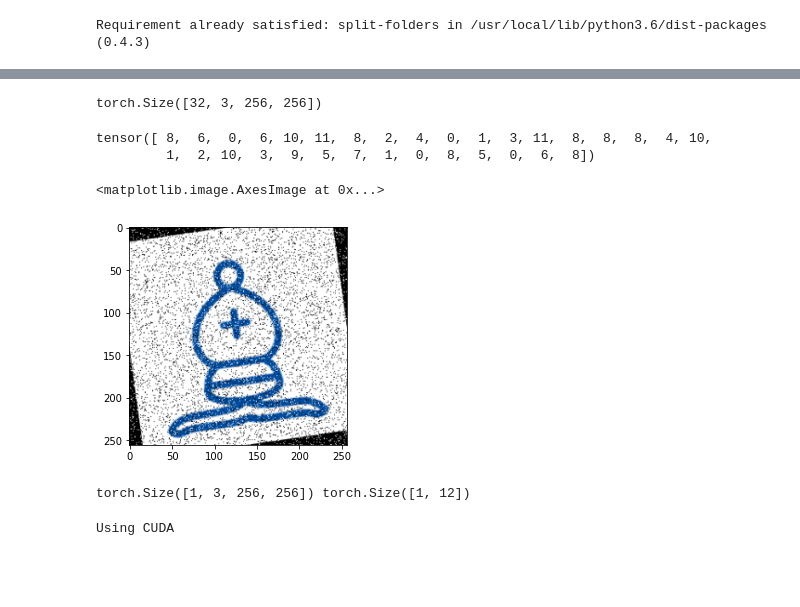
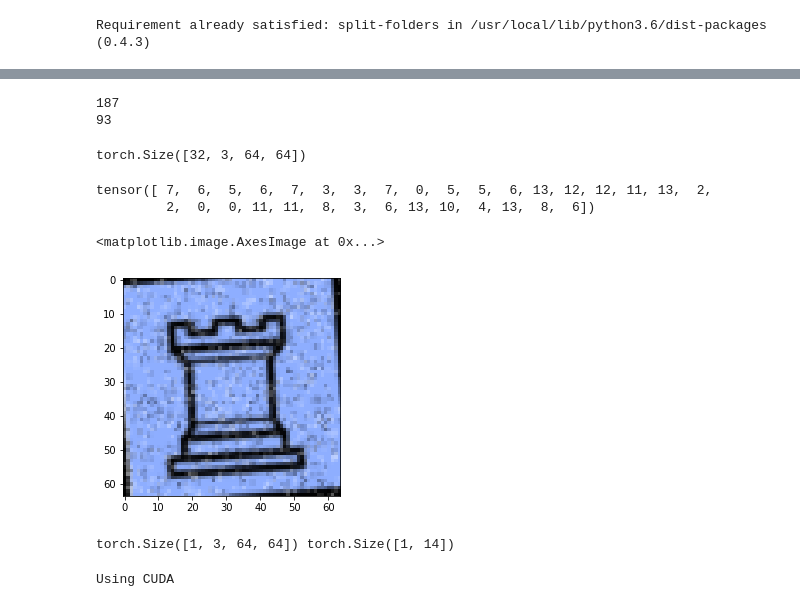
Before and after one commit to karol22/cv-chess-solver, a Jupyter notebook: Model_notebook.ipynb, the cells around one changed output, grey strips where cells are left out. Cells and saved outputs as stored; diff of their text form; code cells hidden in the pictures; blank space fills up the shorter version.

```diff
--- a/Model_notebook.ipynb
+++ b/Model_notebook.ipynb
@@ -58,33 +60,42 @@ import matplotlib.pyplot as plt
 
 transform = transforms.Compose([
     #transforms.Grayscale(),
-    transforms.Resize((256,256)),
+    transforms.Resize((64,64)),
     transforms.ToTensor(),
 ])
 
 dataset_train = datasets.ImageFolder("./output/train", transform=transform)
 dataset_val = datasets.ImageFolder("./output/val", transform=transform)
+dataset_test = datasets.ImageFolder("./output/test", transform=transform)
 
 data_loader_train = torch.utils.data.DataLoader(dataset_train, batch_size=32, num_workers=0, shuffle=True)
 data_loader_val = torch.utils.data.DataLoader(dataset_val, batch_size=32, num_workers=0, shuffle=True)
+data_loader_test = torch.utils.data.DataLoader(dataset_test, batch_size=32, num_workers=0, shuffle=True)
 
 dataiter_train = iter(data_loader_train)
 dataiter_val = iter(data_loader_val)
+dataiter_test = iter(data_loader_val)
+# %%
+print(len(data_loader_test))
+print(len(data_loader_val))
+# %% [output]
+187
+93
 # %%
 images, labels = dataiter_val.next()
 print(images.shape )
 # %% [output]
-torch.Size([32, 3, 256, 256])
+torch.Size([32, 3, 64, 64])
 # %%
 print(labels)
 # %% [output]
-tensor([ 8,  6,  0,  6, 10, 11,  8,  2,  4,  0,  1,  3, 11,  8,  8,  8,  4, 10,
-         1,  2, 10,  3,  9,  5,  7,  1,  0,  8,  5,  0,  6,  8])
+tensor([ 7,  6,  5,  6,  7,  3,  3,  7,  0,  5,  5,  6, 13, 12, 12, 11, 13,  2,
+         2,  0,  0, 11, 11,  8,  3,  6, 13, 10,  4, 13,  8,  6])
 # %%
-plt.imshow(np.transpose(images[10], (1,2,0)))
+plt.imshow(np.transpose(images[13], (1,2,0)))
 # %% [output]
 <matplotlib.image.AxesImage at 0x...>
-[figure, old version]
+[figure, new version]
 # %%
 import torch.nn as nn
 import torch.nn.functional as F
@@ -103,9 +114,9 @@ class ConvAutoencoder(nn.Module):
         self.conv4 = nn.Conv2d(256,512, 7, padding=3)
         #self.conv5 = nn.Conv2d(12,6, 3, padding=1)
         #self.conv6 = nn.Conv2d(6,3, 1, padding=0)
-        self.fc1 = nn.Linear(8192, 1024)
-        self.fc2 = nn.Linear(1024, 256)
-        self.fc3 = nn.Linear(256, 12)
+        self.fc1 = nn.Linear(512, 256)
+        self.fc2 = nn.Linear(256, 64)
+        self.fc3 = nn.Linear(64, 14)
 
     def forward(self, x):
         x = F.relu(self.conv1(x))
@@ -129,11 +140,11 @@ class ConvAutoencoder(nn.Module):
 model = ConvAutoencoder()
 
 # Testing purposes
-X = torch.rand((1,3,256,256))
+X = torch.rand((1,3,64,64))
 Y = model(X)
 print(X.shape, Y.shape)
 # %% [output]
-torch.Size([1, 3, 256, 256]) torch.Size([1, 12])
+torch.Size([1, 3, 64, 64]) torch.Size([1, 14])
 # %%
 import torch.optim as optim
 print(f'Using {["CPU", "CUDA"][torch.cuda.is_available()]}')
```
Also changed, not shown: parts of 14 cells of this notebook, 1 other file.
